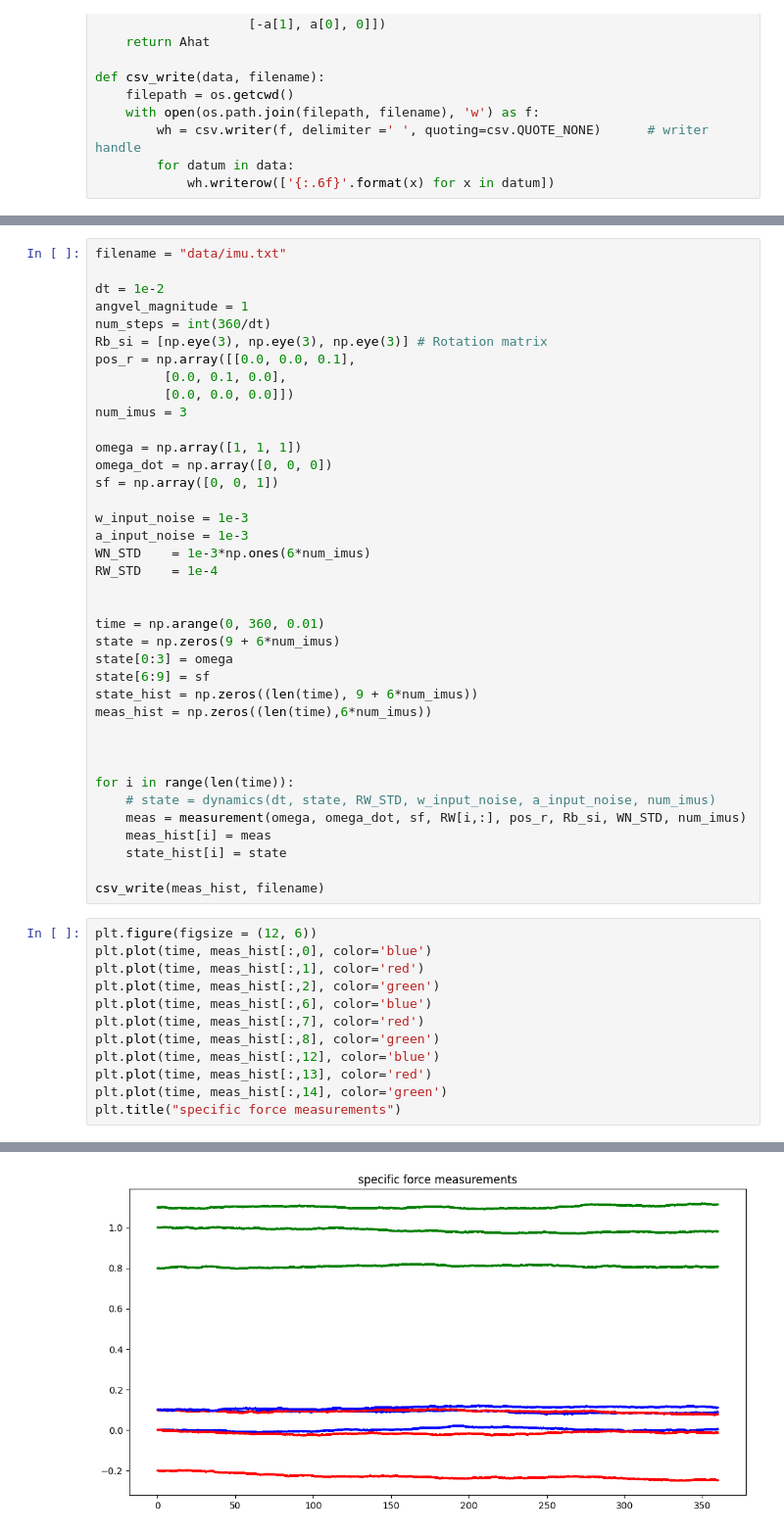
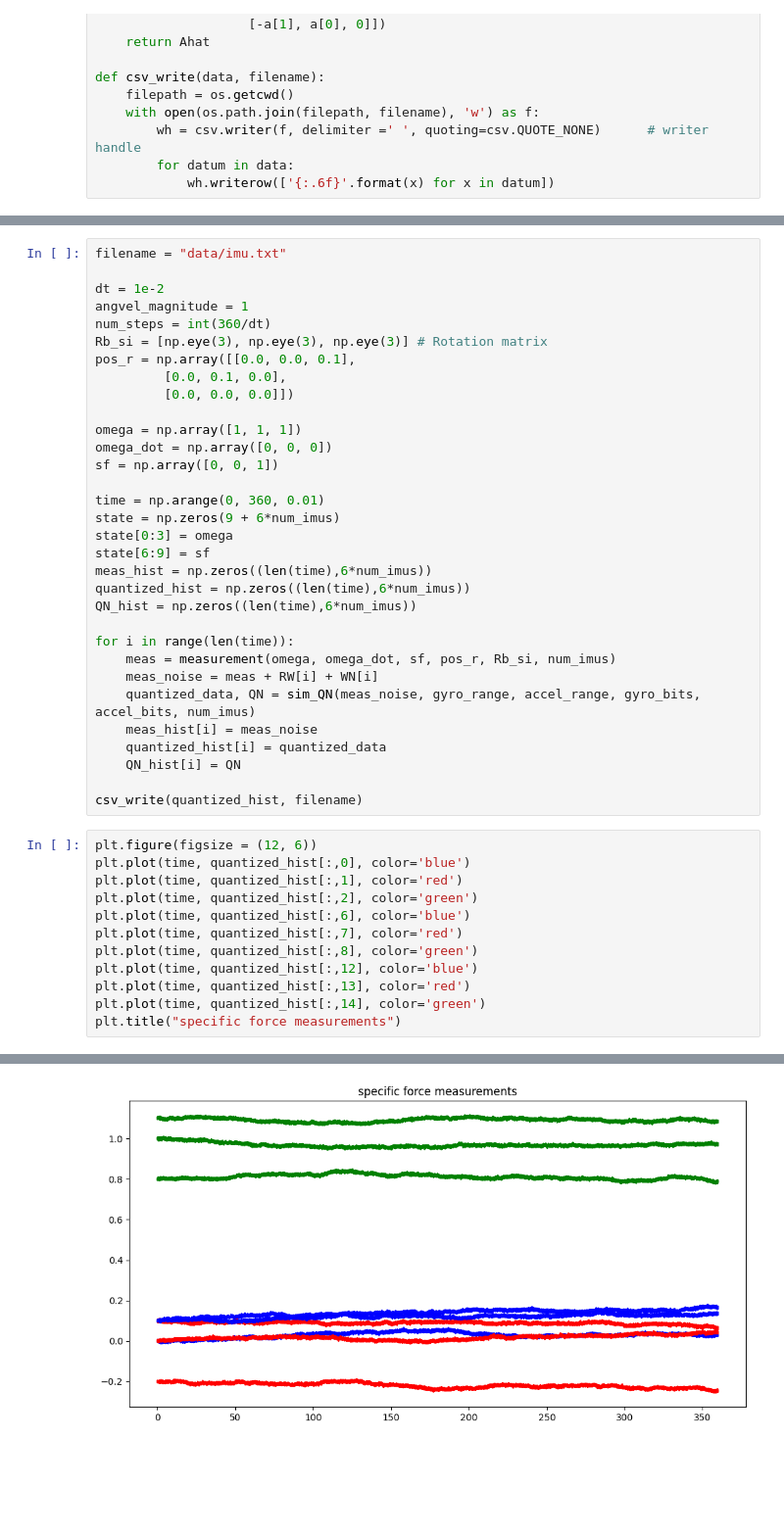
Before and after one commit to schoi355/multi_imu_fusion, a Jupyter notebook: gen_imu_data.ipynb, the cells around one changed output, grey strips where cells are left out. Shown: that part at 98% size. Saved outputs shown, nothing was run; the diff lists cells and outputs as text; blank space fills up the shorter version.

Commit message:
Update EKF and data geneation

```diff
--- a/gen_imu_data.ipynb
+++ b/gen_imu_data.ipynb
@@ -65,48 +83,42 @@ Rb_si = [np.eye(3), np.eye(3), np.eye(3)] # Rotation matrix
 pos_r = np.array([[0.0, 0.0, 0.1],
          [0.0, 0.1, 0.0],
          [0.0, 0.0, 0.0]])
-num_imus = 3
 
 omega = np.array([1, 1, 1])
 omega_dot = np.array([0, 0, 0])
 sf = np.array([0, 0, 1])
 
-w_input_noise = 1e-3
-a_input_noise = 1e-3
-WN_STD    = 1e-3*np.ones(6*num_imus)
-RW_STD    = 1e-4
-
-
 time = np.arange(0, 360, 0.01)
 state = np.zeros(9 + 6*num_imus)
 state[0:3] = omega
 state[6:9] = sf
-state_hist = np.zeros((len(time), 9 + 6*num_imus))
 meas_hist = np.zeros((len(time),6*num_imus))
-
-
+quantized_hist = np.zeros((len(time),6*num_imus))
+QN_hist = np.zeros((len(time),6*num_imus))
 
 for i in range(len(time)):
-    # state = dynamics(dt, state, RW_STD, w_input_noise, a_input_noise, num_imus)
-    meas = measurement(omega, omega_dot, sf, RW[i,:], pos_r, Rb_si, WN_STD, num_imus)
-    meas_hist[i] = meas
-    state_hist[i] = state
+    meas = measurement(omega, omega_dot, sf, pos_r, Rb_si, num_imus)
+    meas_noise = meas + RW[i] + WN[i]
+    quantized_data, QN = sim_QN(meas_noise, gyro_range, accel_range, gyro_bits, accel_bits, num_imus)
+    meas_hist[i] = meas_noise
+    quantized_hist[i] = quantized_data
+    QN_hist[i] = QN
 
-csv_write(meas_hist, filename)
+csv_write(quantized_hist, filename)
 # %%
 plt.figure(figsize = (12, 6))
-plt.plot(time, meas_hist[:,0], color='blue')
-plt.plot(time, meas_hist[:,1], color='red')
-plt.plot(time, meas_hist[:,2], color='green')
-plt.plot(time, meas_hist[:,6], color='blue')
-plt.plot(time, meas_hist[:,7], color='red')
-plt.plot(time, meas_hist[:,8], color='green')
-plt.plot(time, meas_hist[:,12], color='blue')
-plt.plot(time, meas_hist[:,13], color='red')
-plt.plot(time, meas_hist[:,14], color='green')
+plt.plot(time, quantized_hist[:,0], color='blue')
+plt.plot(time, quantized_hist[:,1], color='red')
+plt.plot(time, quantized_hist[:,2], color='green')
+plt.plot(time, quantized_hist[:,6], color='blue')
+plt.plot(time, quantized_hist[:,7], color='red')
+plt.plot(time, quantized_hist[:,8], color='green')
+plt.plot(time, quantized_hist[:,12], color='blue')
+plt.plot(time, quantized_hist[:,13], color='red')
+plt.plot(time, quantized_hist[:,14], color='green')
 plt.title("specific force measurements")
 # %% [output]
 Text(0.5, 1.0, 'specific force measurements')
-[figure, old version]
+[figure, new version]
 # %%
 plt.figure(figsize = (12, 6))
```
Also changed, not shown: parts of 5 cells of this notebook, 2 other files.
